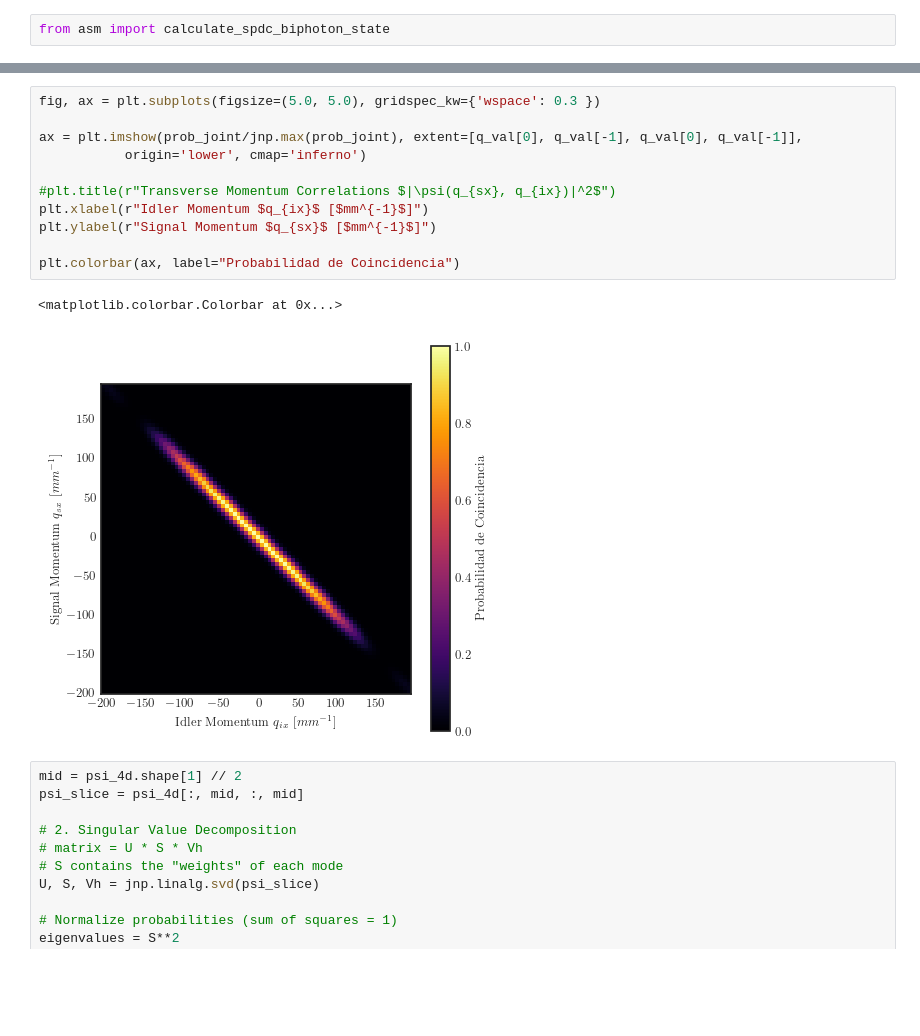
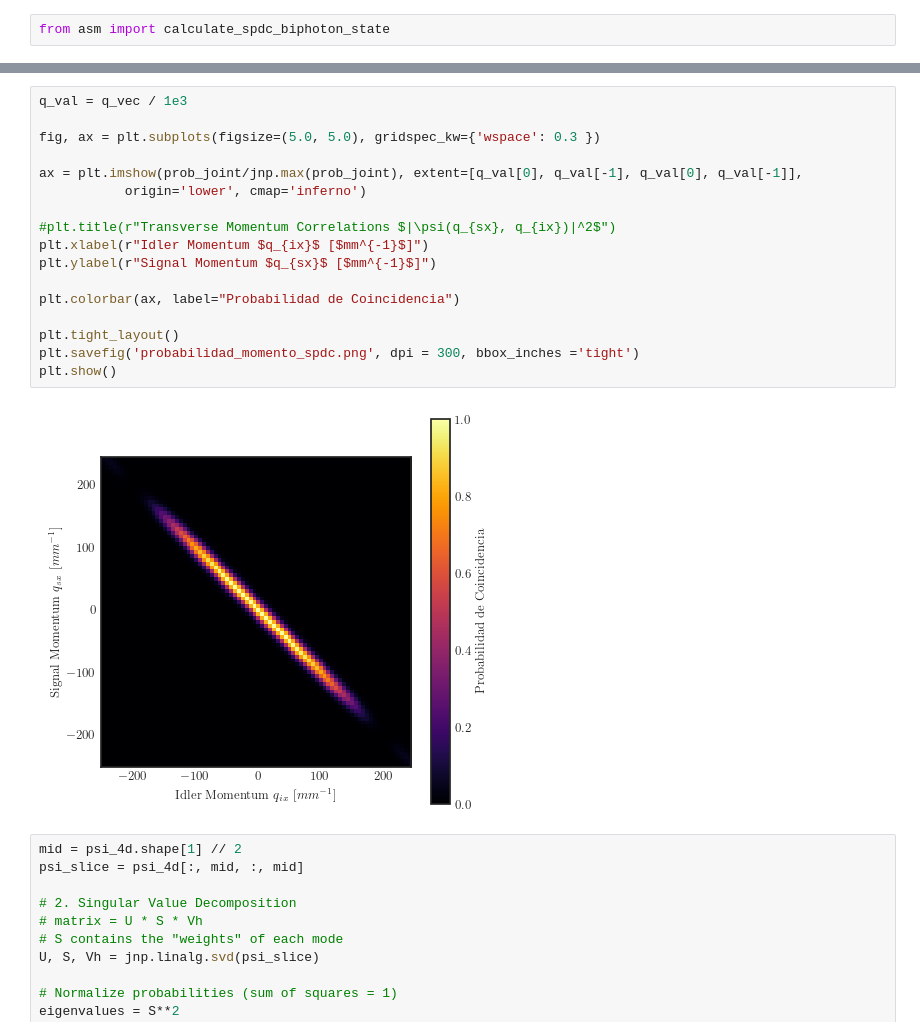
Before and after one commit to juardilag/asmpy, a Jupyter notebook: test.ipynb, the cells around one changed output, grey strips where cells are left out. Saved outputs shown, nothing was run; the diff lists cells and outputs as text; blank space fills up the shorter version.

```diff
--- a/test.ipynb
+++ b/test.ipynb
@@ -329,19 +330,24 @@ prob_joint = jnp.abs(psi_slice_x)**2
 # %% [output]
 Calculating 4D Biphoton Wavefunction...
 # %%
+q_val = q_vec / 1e3
+
 fig, ax = plt.subplots(figsize=(5.0, 5.0), gridspec_kw={'wspace': 0.3 })
 
 ax = plt.imshow(prob_joint/jnp.max(prob_joint), extent=[q_val[0], q_val[-1], q_val[0], q_val[-1]],
            origin='lower', cmap='inferno')
 
 #plt.title(r"Transverse Momentum Correlations $|\psi(q_{sx}, q_{ix})|^2$")
 plt.xlabel(r"Idler Momentum $q_{ix}$ [$mm^{-1}$]")
 plt.ylabel(r"Signal Momentum $q_{sx}$ [$mm^{-1}$]")
 
 plt.colorbar(ax, label="Probabilidad de Coincidencia")
+
+plt.tight_layout()
+plt.savefig('probabilidad_momento_spdc.png', dpi = 300, bbox_inches ='tight')
+plt.show()
 # %% [output]
-<matplotlib.colorbar.Colorbar at 0x...>
-[figure, old version]
+[figure, new version]
 # %%
 mid = psi_4d.shape[1] // 2
 psi_slice = psi_4d[:, mid, :, mid]
```
Also changed, not shown: parts of 4 cells of this notebook.
